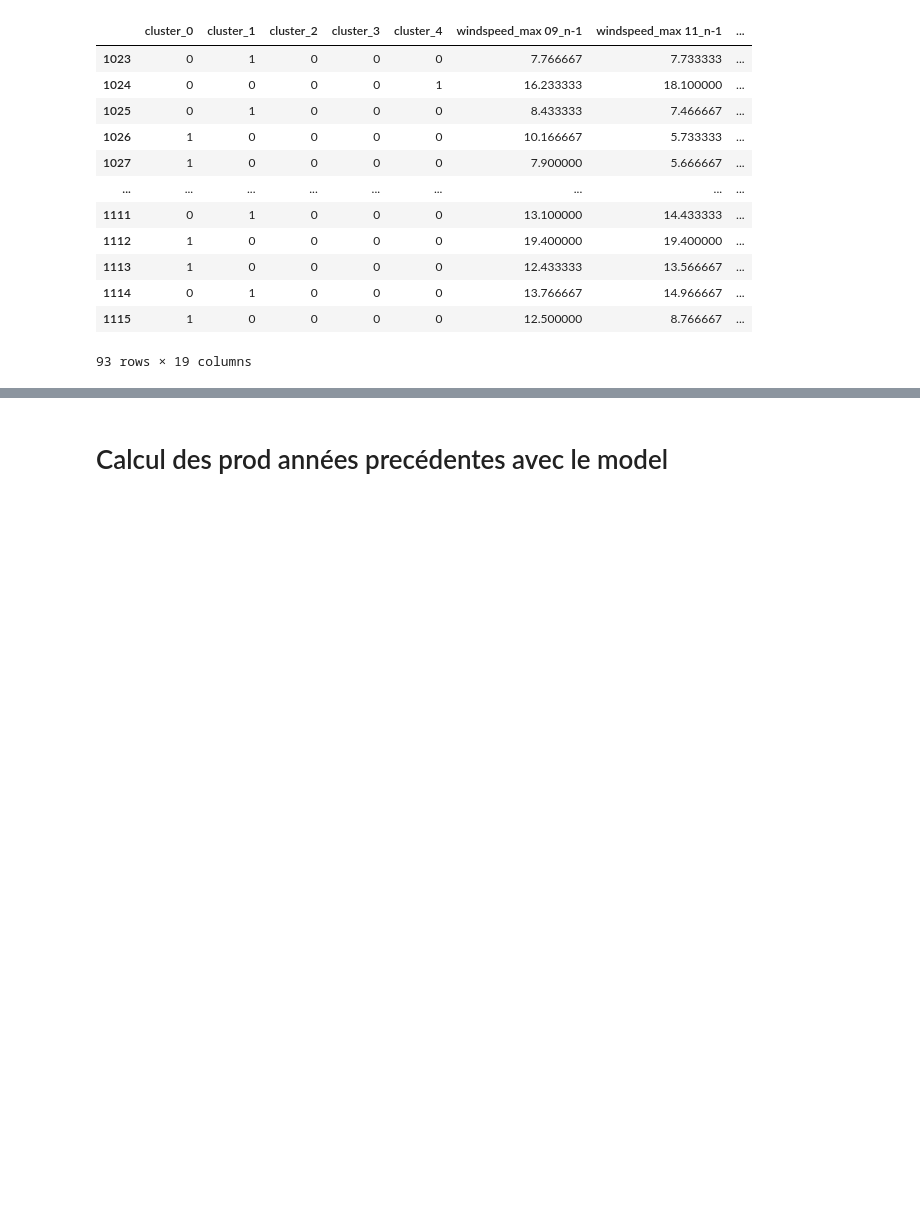
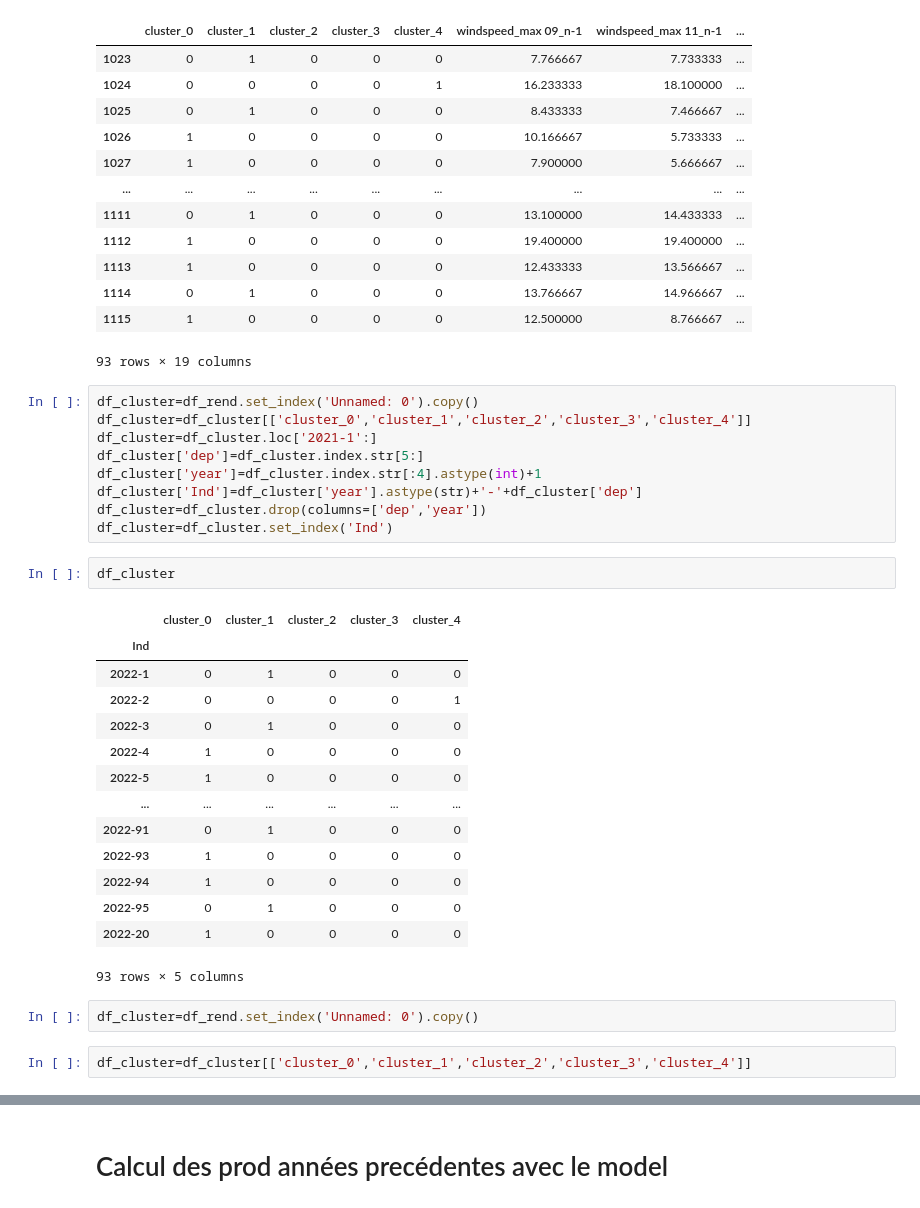
Before and after one commit to PierreCeraH/deepagri, a Jupyter notebook: notebooks/Model-Chantier-Vincent.ipynb, the cells around one changed output, grey strips where cells are left out. Saved outputs shown, nothing was run; the diff lists cells and outputs as text; blank space fills up the shorter version.

```diff
--- a/notebooks/Model-Chantier-Vincent.ipynb
+++ b/notebooks/Model-Chantier-Vincent.ipynb
@@ -248,3 +263,33 @@ sample_2022
 | 1114 | 0 | 1 | 0 | 0 | 0 | 13.766667 | 14.966667 | ... |
 | 1115 | 1 | 0 | 0 | 0 | 0 | 12.500000 | 8.766667 | ... |
 93 rows × 19 columns
+# %%
+df_cluster=df_rend.set_index('Unnamed: 0').copy()
+df_cluster=df_cluster[['cluster_0','cluster_1','cluster_2','cluster_3','cluster_4']]
+df_cluster=df_cluster.loc['2021-1':]
+df_cluster['dep']=df_cluster.index.str[5:]
+df_cluster['year']=df_cluster.index.str[:4].astype(int)+1
+df_cluster['Ind']=df_cluster['year'].astype(str)+'-'+df_cluster['dep']
+df_cluster=df_cluster.drop(columns=['dep','year'])
+df_cluster=df_cluster.set_index('Ind')
+# %%
+df_cluster
+# %% [output]
+|  | cluster_0 | cluster_1 | cluster_2 | cluster_3 | cluster_4 |
+| Ind |  |  |  |  |  |
+| 2022-1 | 0 | 1 | 0 | 0 | 0 |
+| 2022-2 | 0 | 0 | 0 | 0 | 1 |
+| 2022-3 | 0 | 1 | 0 | 0 | 0 |
+| 2022-4 | 1 | 0 | 0 | 0 | 0 |
+| 2022-5 | 1 | 0 | 0 | 0 | 0 |
+| ... | ... | ... | ... | ... | ... |
+| 2022-91 | 0 | 1 | 0 | 0 | 0 |
+| 2022-93 | 1 | 0 | 0 | 0 | 0 |
+| 2022-94 | 1 | 0 | 0 | 0 | 0 |
+| 2022-95 | 0 | 1 | 0 | 0 | 0 |
+| 2022-20 | 1 | 0 | 0 | 0 | 0 |
+93 rows × 5 columns
+# %%
+df_cluster=df_rend.set_index('Unnamed: 0').copy()
+# %%
+df_cluster=df_cluster[['cluster_0','cluster_1','cluster_2','cluster_3','cluster_4']]
```
Also changed, not shown: parts of 26 cells of this notebook, 5 other files.
